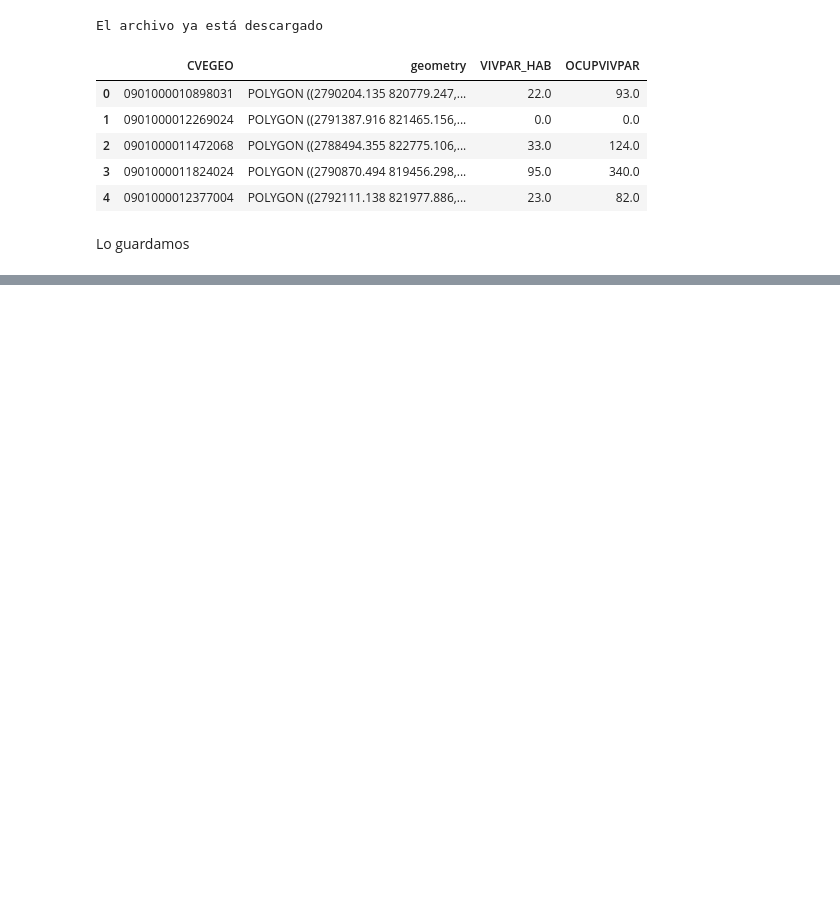
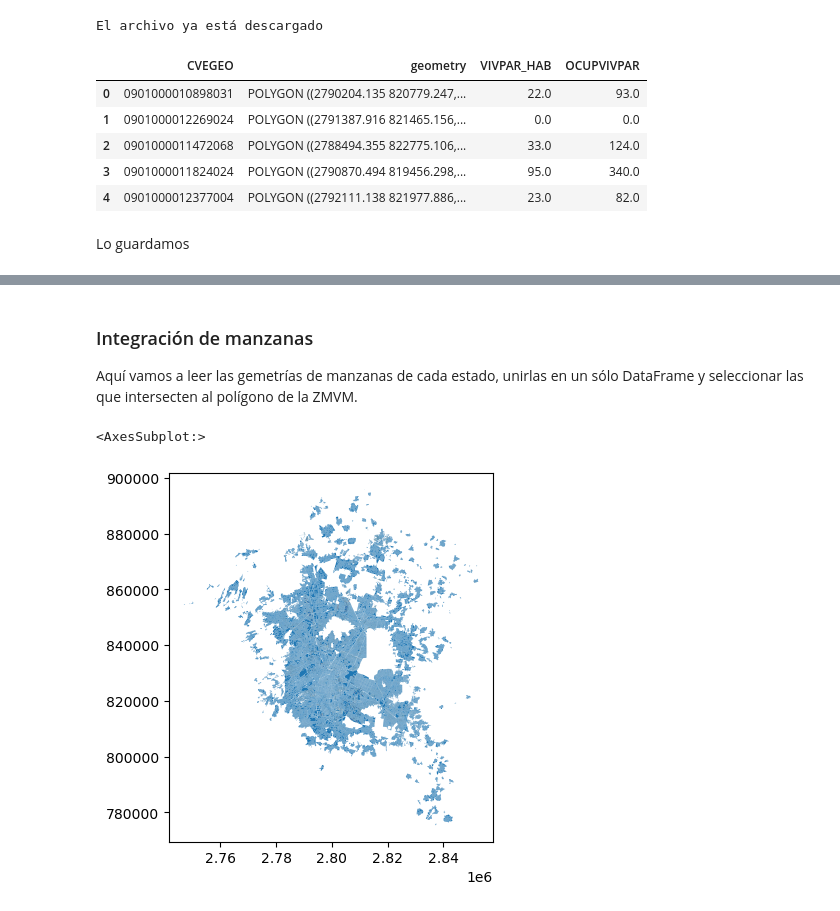
Before and after one commit to CentroGeo/pyLandUseMX, a Jupyter notebook: nbs/fuentes/censo.ipynb, the cells around one changed output, grey strips where cells are left out. Saved outputs shown, nothing was run; the diff lists cells and outputs as text; code cells hidden in the pictures; blank space fills up the shorter version.

Commit message:
Documentación de integración del censo.

```diff
--- a/nbs/fuentes/censo.ipynb
+++ b/nbs/fuentes/censo.ipynb
@@ -52,0 +69,30 @@ manzanas.to_file("../../datos/descargas/manzanas_ejemplo.shp")
+# %% [markdown]
+### Integración de manzanas
+
+Aquí vamos a leer las gemetrías de manzanas de cada estado, unirlas en un sólo DataFrame y seleccionar las que intersecten al polígono de la ZMVM.
+# %%
+# Leemos los datos (no queremos todas las columnas)
+absp = os.path.abspath(os.path.join(DOWNLOADS_PATH, 'manzanas_cdmx.zip'))
+manzanas_cdmx = (gpd.read_file(absp)
+                .drop(columns=['CVE_ENT', 'CVE_MUN', 'CVE_LOC', 'CVE_AGEB', 'CVE_MZA']))
+absp = os.path.abspath(os.path.join(DOWNLOADS_PATH, 'manzanas_edomex.zip'))
+manzanas_edomex = (gpd.read_file(absp)
+                .drop(columns=['CVE_ENT', 'CVE_MUN', 'CVE_LOC', 'CVE_AGEB', 'CVE_MZA']))
+absp = os.path.abspath(os.path.join(DOWNLOADS_PATH, 'manzanas_hidalgo.zip'))
+manzanas_hgo = (gpd.read_file(absp)
+                .drop(columns=['CVE_ENT', 'CVE_MUN', 'CVE_LOC', 'CVE_AGEB', 'CVE_MZA']))
+# Concatenamos en un sólo gdf
+manzanas = pd.concat([manzanas_cdmx, manzanas_edomex, manzanas_hgo])
+# Descargamos los polígonos de las ciudades, seleccionamos la zmvm y seleccionamos las manzanas que intersectan al polígono.
+pth = descarga_poligonos_ciudades()
+zmvm = gpd.read_file(pth)
+zmvm = zmvm.loc[zmvm.CVE_SUN == '13'].to_crs(manzanas.crs)
+manzanas = (manzanas
+            .sjoin(zmvm)
+            .drop(columns=['index_right', 'OBJECTID', 'Shape_Leng', 'NOM_CIUDAD', 'Shape_Le_1', 'Shape_Area', 'CVE_SUN', 'SUN']))
+manzanas.plot()
+# %%
+manzanas.plot()
+# %% [output]
+<AxesSubplot:>
+[figure, added]
```
Also changed, not shown: parts of 19 cells of this notebook.
